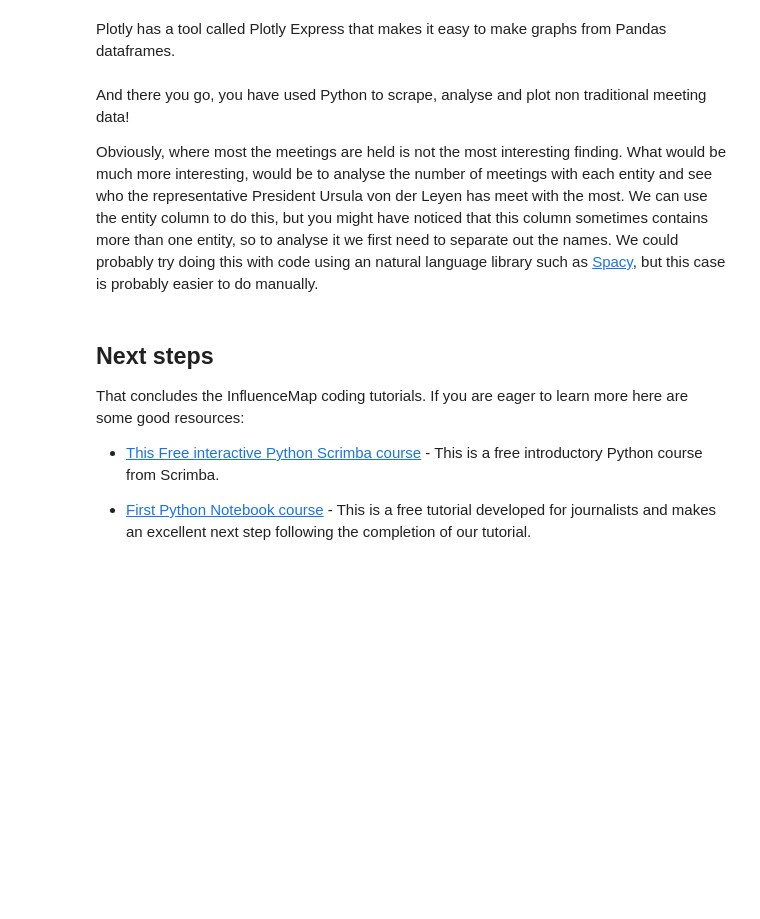
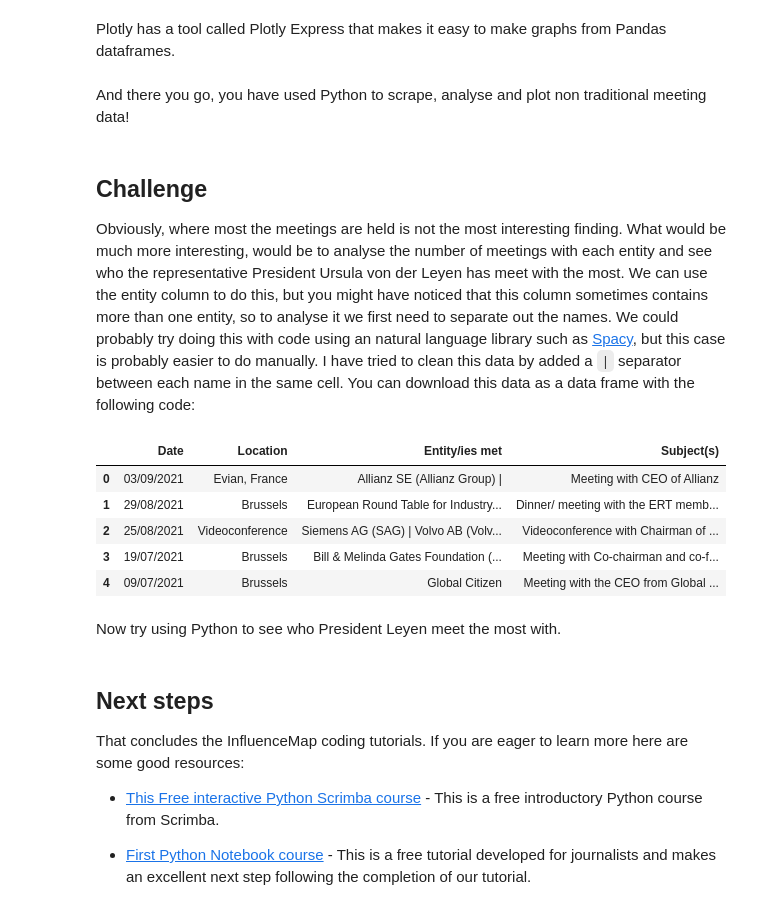
Before and after one commit to JakeCarbone/UCL-coding-tutorial, a Jupyter notebook: Python_in_use.ipynb, the cells around one changed output. Cells and saved outputs as stored; diff of their text form; code cells hidden in the pictures; blank space fills up the shorter version.

Commit message:
Cleaned EU data for students to analyse

```diff
--- a/Python_in_use.ipynb
+++ b/Python_in_use.ipynb
@@ -180,7 +180,9 @@ import plotly.express as px
 
 fig = px.bar(location_df, x='Location', y='Number of meetings')
 fig.show()
+# %% [markdown]
+And there you go, you have used Python to scrape, analyse and plot non traditional meeting data!
 # %% [markdown]
-And there you go, you have used Python to scrape, analyse and plot non traditional meeting data!
+## Challenge
 
-Obviously, where most the meetings are held is not the most interesting finding. What would be much more interesting, would be to analyse the number of meetings with each entity and see who the representative President Ursula von der Leyen has meet with the most. We can use the entity column to do this, but you might have noticed that this column sometimes contains more than one entity, so to analyse it we first need to separate out the names. We could probably try doing this with code using an natural language library such as [Spacy](https://spacy.io/), but this case is probably easier to do manually.
+Obviously, where most the meetings are held is not the most interesting finding. What would be much more interesting, would be to analyse the number of meetings with each entity and see who the representative President Ursula von der Leyen has meet with the most. We can use the entity column to do this, but you might have noticed that this column sometimes contains more than one entity, so to analyse it we first need to separate out the names. We could probably try doing this with code using an natural language library such as [Spacy](https://spacy.io/), but this case is probably easier to do manually. I have tried to clean this data by added a `|` separator between each name in the same cell. You can download this data as a data frame with the following code:
@@ -189,3 +189,16 @@ df_cleaned = pd.DataFrame()
+# %%
+df_cleaned = pd.read_csv('https://github.com/JakeCarbone/UCL-coding-tutorial/raw/master/Leyen_meetings_cleaned.csv') # Notice how Pandas can read the csv file from the web
+
+df_cleaned.head(5) # This prints the first 5 rows
+# %% [output]
+|  | Date | Location | Entity/ies met | Subject(s) |
+| 0 | 03/09/2021 | Evian, France | Allianz SE (Allianz Group) | | Meeting with CEO of Allianz |
+| 1 | 29/08/2021 | Brussels | European Round Table for Industry... | Dinner/ meeting with the ERT memb... |
+| 2 | 25/08/2021 | Videoconference | Siemens AG (SAG) | Volvo AB (Volv... | Videoconference with Chairman of ... |
+| 3 | 19/07/2021 | Brussels | Bill & Melinda Gates Foundation (... | Meeting with Co-chairman and co-f... |
+| 4 | 09/07/2021 | Brussels | Global Citizen | Meeting with the CEO from Global ... |
+# %% [markdown]
+Now try using Python to see who President Leyen meet the most with.
 # %% [markdown]
 ## Next steps
 
```
Also changed, not shown: parts of 1 cell of this notebook, 1 other file.
